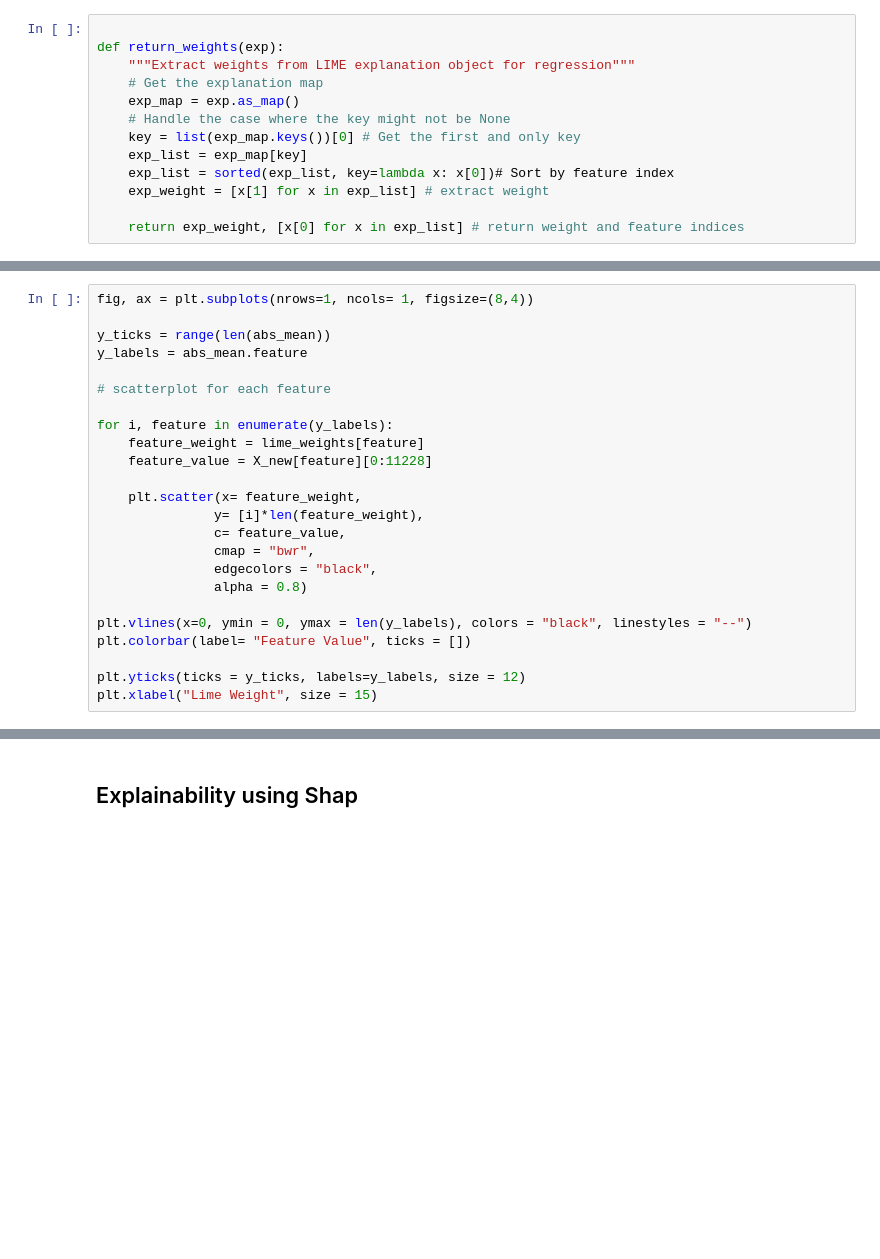
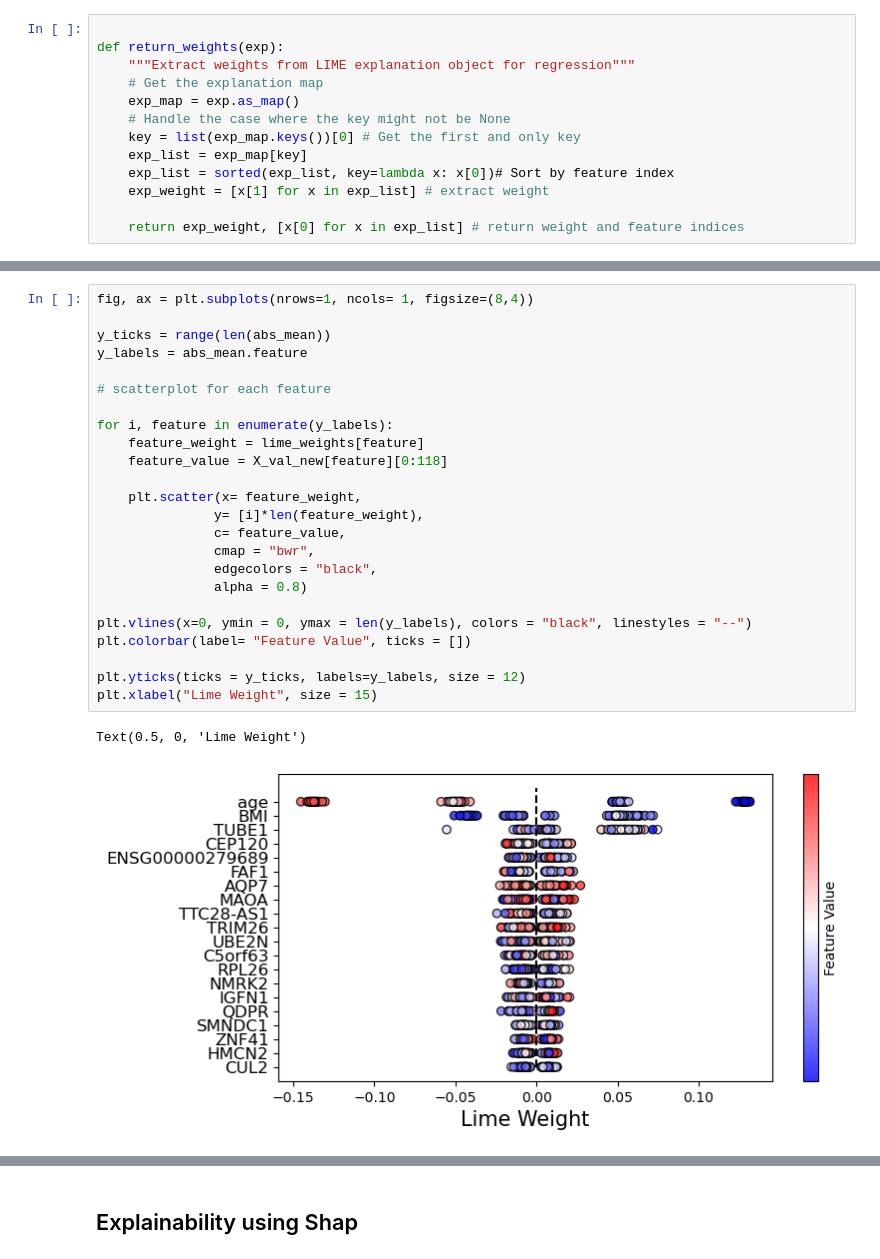
Before and after one commit to phoebemma/ML_paper, a Jupyter notebook: Model_using_sequential_API.ipynb, the cells around one changed output, grey strips where cells are left out. Cells and saved outputs as stored; diff of their text form; blank space fills up the shorter version.

```diff
--- a/Model_using_sequential_API.ipynb
+++ b/Model_using_sequential_API.ipynb
@@ -723,24 +793,27 @@ plt.xlabel("age", size = 12)
 # %%
 fig, ax = plt.subplots(nrows=1, ncols= 1, figsize=(8,4))
 
 y_ticks = range(len(abs_mean))
 y_labels = abs_mean.feature
 
 # scatterplot for each feature
 
 for i, feature in enumerate(y_labels):
     feature_weight = lime_weights[feature]
-    feature_value = X_new[feature][0:11228]
+    feature_value = X_val_new[feature][0:118]
 
     plt.scatter(x= feature_weight,
                y= [i]*len(feature_weight),
                c= feature_value,
                cmap = "bwr",
                edgecolors = "black",
                alpha = 0.8)
 
 plt.vlines(x=0, ymin = 0, ymax = len(y_labels), colors = "black", linestyles = "--")
 plt.colorbar(label= "Feature Value", ticks = [])
 
 plt.yticks(ticks = y_ticks, labels=y_labels, size = 12)
 plt.xlabel("Lime Weight", size = 15)
+# %% [output]
+Text(0.5, 0, 'Lime Weight')
+[figure, added]
```
Also changed, not shown: parts of 21 cells of this notebook.
